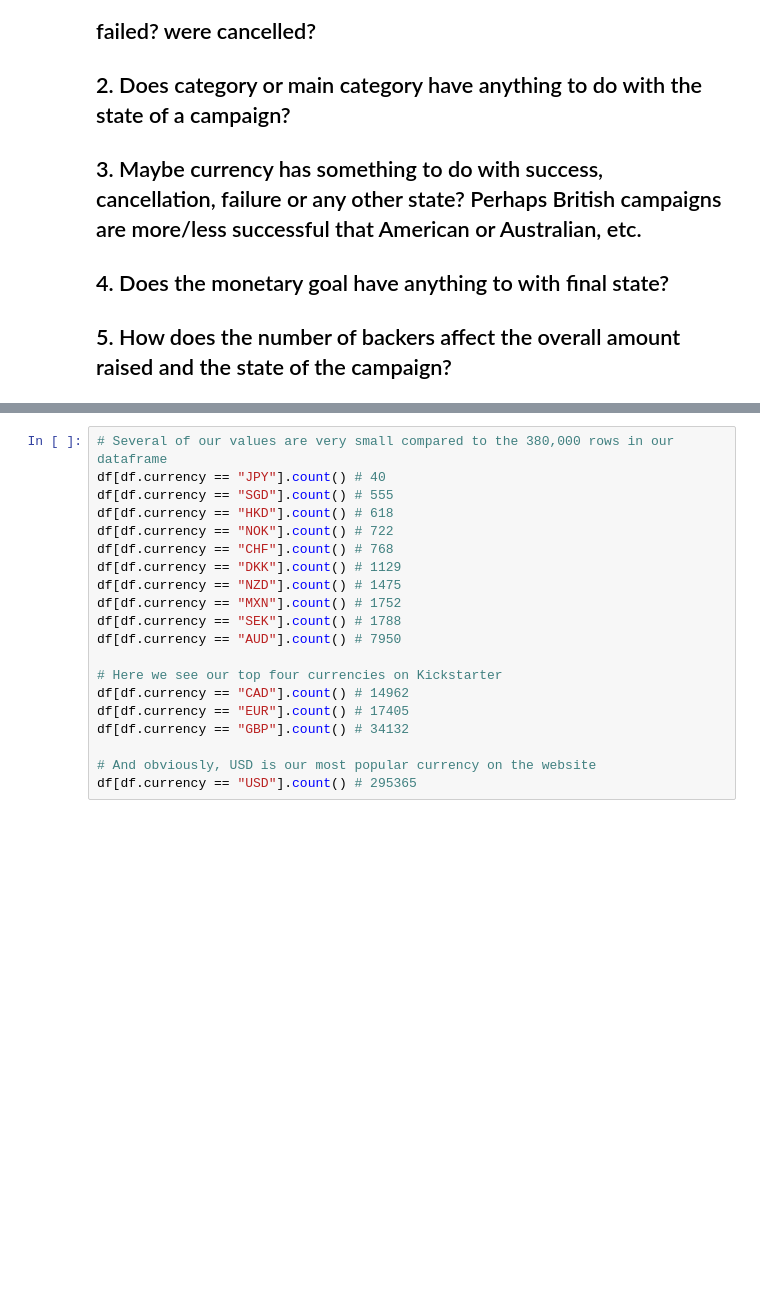
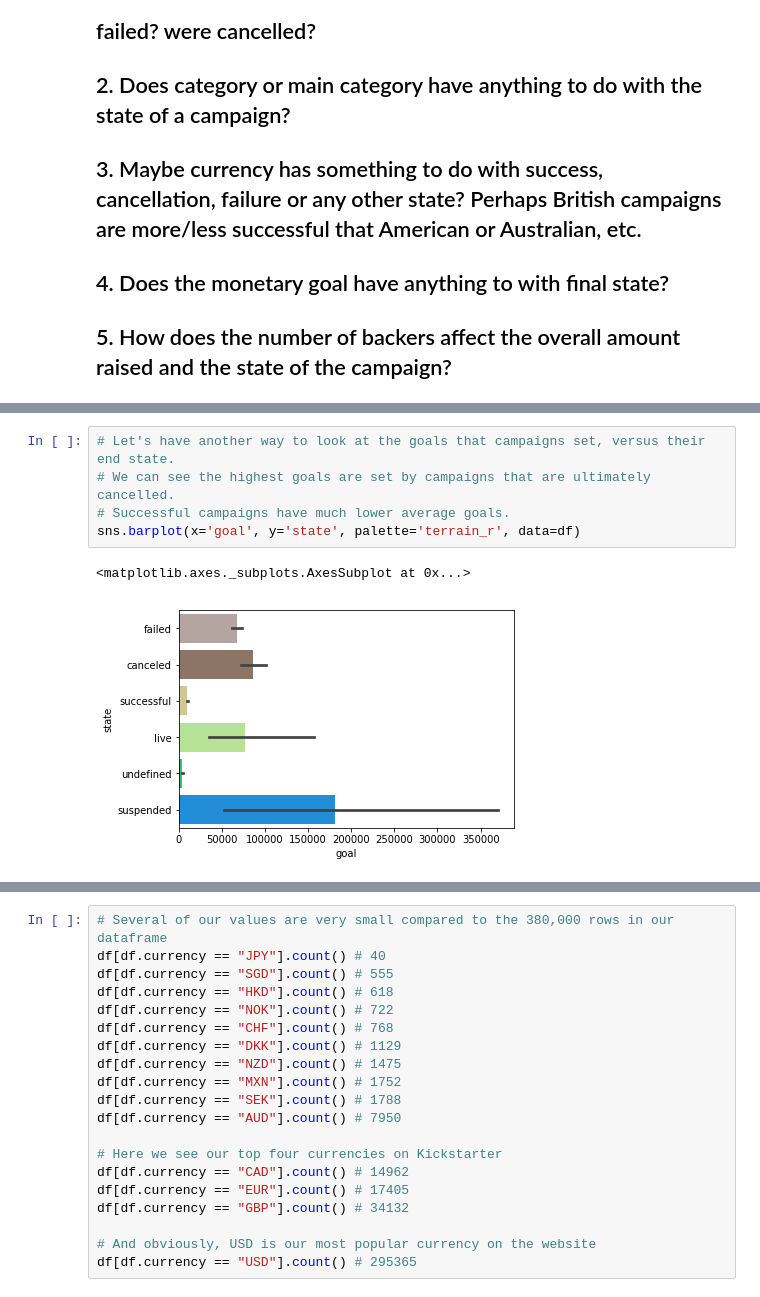
Before and after one commit to fchikwekwe/KickstarterData, a Jupyter notebook: Kickstarter_data.ipynb, the cells around one changed output, grey strips where cells are left out. Drawn from its saved outputs; the diff is of its cells as text; blank space fills up the shorter version.

```diff
--- a/Kickstarter_data.ipynb
+++ b/Kickstarter_data.ipynb
@@ -238,0 +237,8 @@ sns.countplot(y='currency', palette='RdBu_r', order=df['currency'].value_counts(
+# %%
+# Let's have another way to look at the goals that campaigns set, versus their end state.
+# We can see the highest goals are set by campaigns that are ultimately cancelled.
+# Successful campaigns have much lower average goals.
+sns.barplot(x='goal', y='state', palette='terrain_r', data=df)
+# %% [output]
+<matplotlib.axes._subplots.AxesSubplot at 0x...>
+[figure, added]
```
Also changed, not shown: parts of 27 cells of this notebook, 1 other file.
